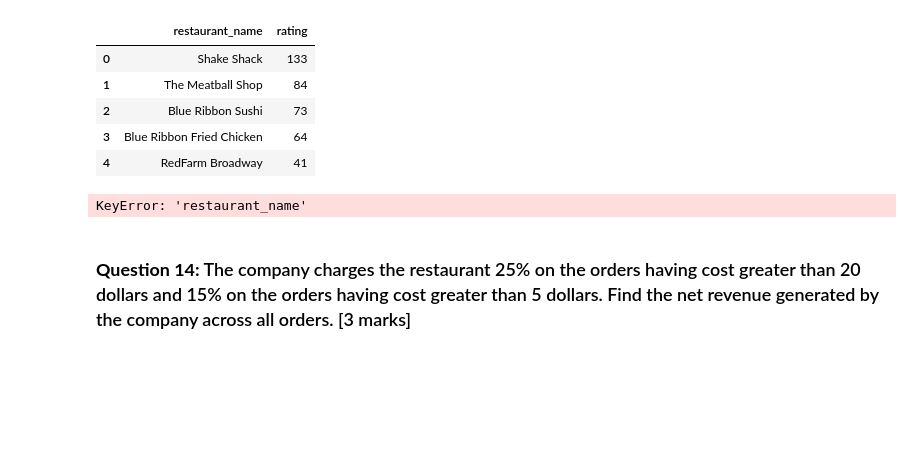
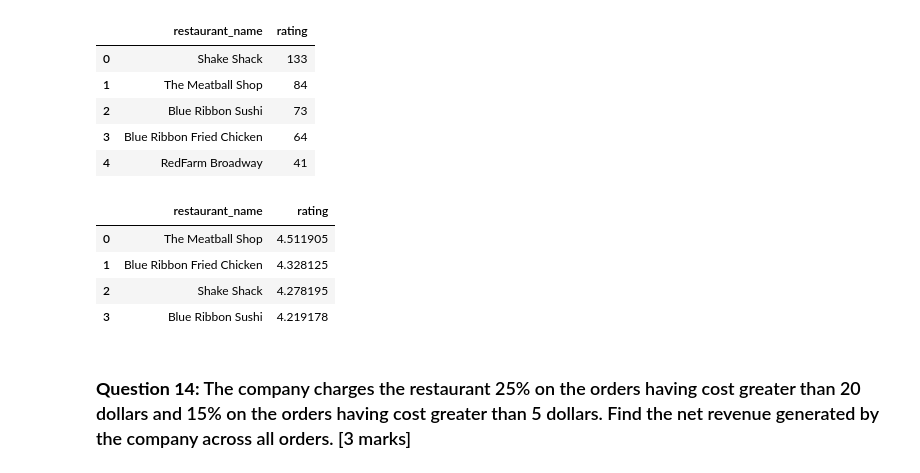
Before and after one commit to erika024/afs-labs-student, a Jupyter notebook: PYF_Project_LearnerNotebook_LowCode.ipynb, the cells around one changed output. Cells and saved outputs as stored; diff of their text form; code cells hidden in the pictures; blank space fills up the shorter version.

```diff
--- a/PYF_Project_LearnerNotebook_LowCode.ipynb
+++ b/PYF_Project_LearnerNotebook_LowCode.ipynb
@@ -460,15 +460,19 @@ df_rating_count.head()
 | 4 | RedFarm Broadway | 41 |
 # %%
 # Get the restaurant names that have rating count more than 50
-rest_names = df_rating_count['______________']['restaurant_name'] ## Complete the code to get the restaurant names having rating count more than 50
+rest_names = df_rating_count[df_rating_count['rating'] > 50]['restaurant_name'].tolist() ## Complete the code to get the restaurant names having rating count more than 50
 
 # Filter to get the data of restaurants that have rating count more than 50
 df_mean_4 = df_rated[df_rated['restaurant_name'].isin(rest_names)].copy()
 
 # Group the restaurant names with their ratings and find the mean rating of each restaurant
-df_mean_4.groupby(['_______'])['_______'].mean().sort_values(ascending = False).reset_index().dropna() ## Complete the code to find the mean rating
+df_mean_4.groupby(['restaurant_name'])['rating'].mean().sort_values(ascending = False).reset_index().dropna() ## Complete the code to find the mean rating
 # %% [output]
-KeyError: 'restaurant_name'
+|  | restaurant_name | rating |
+| 0 | The Meatball Shop | 4.511905 |
+| 1 | Blue Ribbon Fried Chicken | 4.328125 |
+| 2 | Shake Shack | 4.278195 |
+| 3 | Blue Ribbon Sushi | 4.219178 |
 # %% [markdown]
 ### **Question 14:** The company charges the restaurant 25% on the orders having cost greater than 20 dollars and 15% on the orders having cost greater than 5 dollars. Find the net revenue generated by the company across all orders. [3 marks]
 # %%
```
Also changed, not shown: parts of 3 cells of this notebook.
